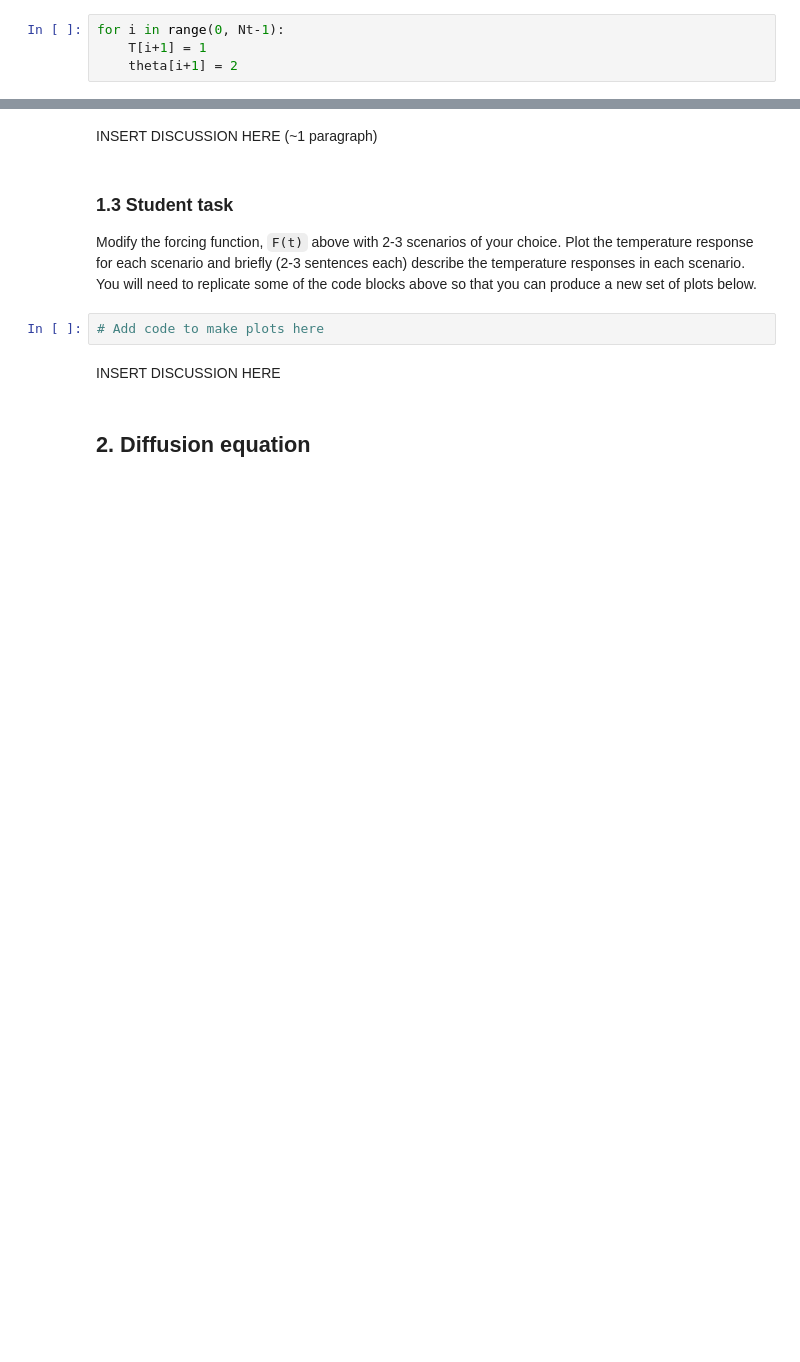
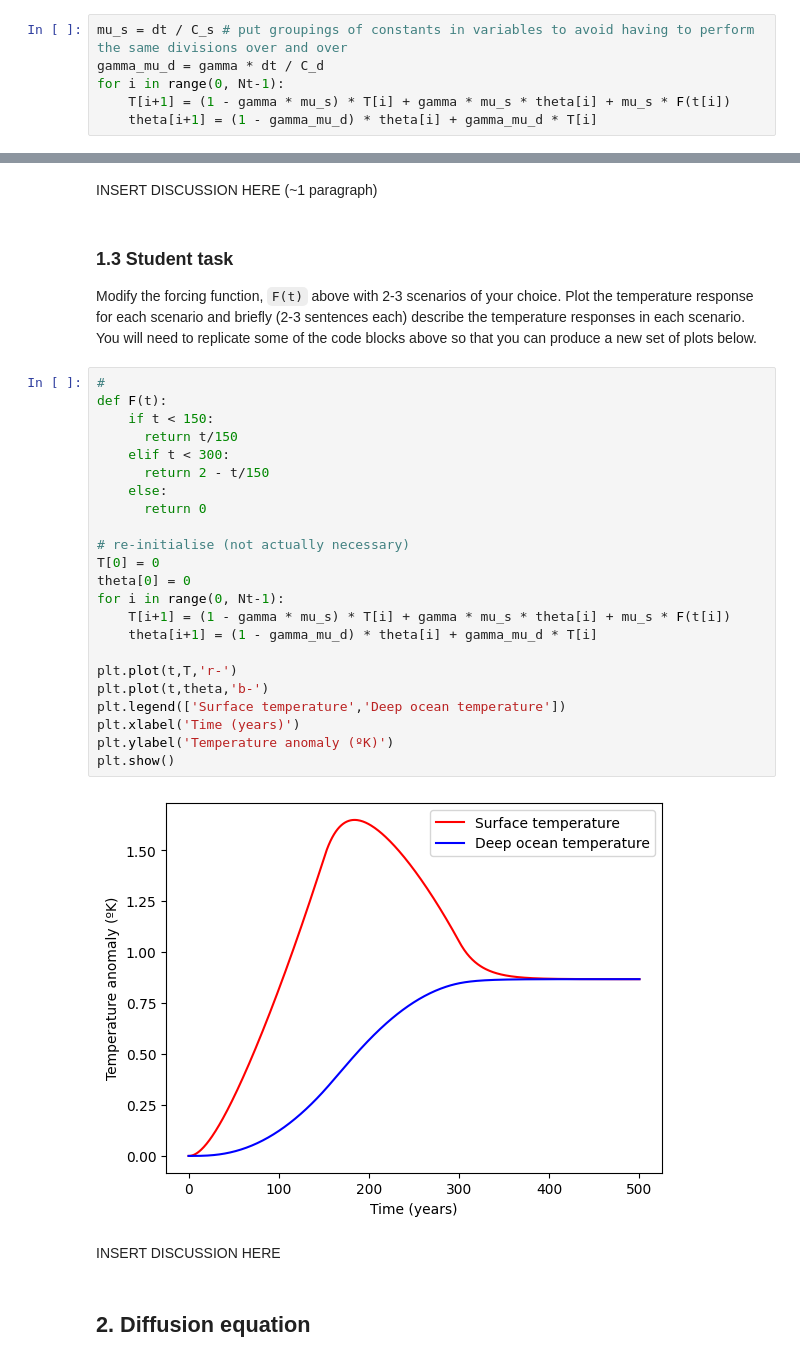
Before and after one commit to snakeplanteasyorigami/QCES, a Jupyter notebook: Project1_numerical_methods.ipynb, the cells around one changed output, grey strips where cells are left out. Cells and saved outputs as stored; diff of their text form; blank space fills up the shorter version.

```diff
--- a/Project1_numerical_methods.ipynb
+++ b/Project1_numerical_methods.ipynb
@@ -61,10 +65,12 @@ Finally, we are ready to create a for loop to timestep the equations listed at t
 ### 1.1 Student task:
 <a id='section1pt1'></a>
 Fill in the interior of the for loop to timestep the equations from the start of Section 1 using the Explicit Euler method.
-# %%
-for i in range(0, Nt-1):
-    T[i+1] = 1
-    theta[i+1] = 2
+# %%
+mu_s = dt / C_s # put groupings of constants in variables to avoid having to perform the same divisions over and over
+gamma_mu_d = gamma * dt / C_d
+for i in range(0, Nt-1):
+    T[i+1] = (1 - gamma * mu_s) * T[i] + gamma * mu_s * theta[i] + mu_s * F(t[i])
+    theta[i+1] = (1 - gamma_mu_d) * theta[i] + gamma_mu_d * T[i]
 # %% [markdown]
 After you are finished, run the cell below to plot the results
 # %%
@@ -84,8 +92,31 @@ INSERT DISCUSSION HERE (~1 paragraph)
 ### 1.3 Student task
 <a id='section1pt3'></a>
 Modify the forcing function, `F(t)` above with 2-3 scenarios of your choice. Plot the temperature response for each scenario and briefly (2-3 sentences each) describe the temperature responses in each scenario. You will need to replicate some of the code blocks above so that you can produce a new set of plots below.
-# %%
-# Add code to make plots here
+# %%
+#
+def F(t):
+    if t < 150:
+      return t/150
+    elif t < 300:
+      return 2 - t/150
+    else:
+      return 0
+
+# re-initialise (not actually necessary)
+T[0] = 0
+theta[0] = 0
+for i in range(0, Nt-1):
+    T[i+1] = (1 - gamma * mu_s) * T[i] + gamma * mu_s * theta[i] + mu_s * F(t[i])
+    theta[i+1] = (1 - gamma_mu_d) * theta[i] + gamma_mu_d * T[i]
+
+plt.plot(t,T,'r-')
+plt.plot(t,theta,'b-')
+plt.legend(['Surface temperature','Deep ocean temperature'])
+plt.xlabel('Time (years)')
+plt.ylabel('Temperature anomaly (ºK)')
+plt.show()
+# %% [output]
+[figure, added]
 # %% [markdown]
 INSERT DISCUSSION HERE
 # %% [markdown]
```
Also changed, not shown: parts of 2 cells of this notebook.
